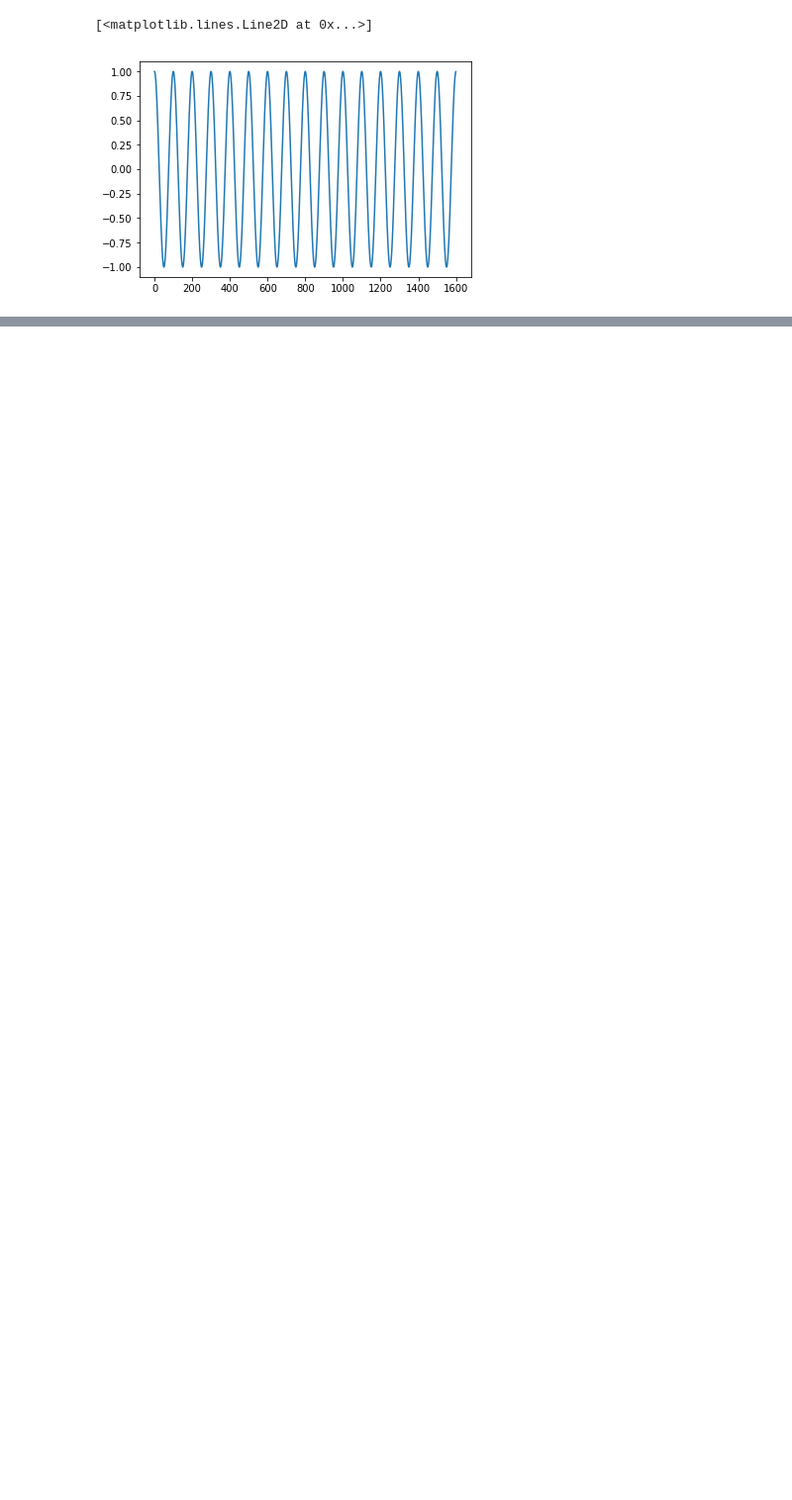
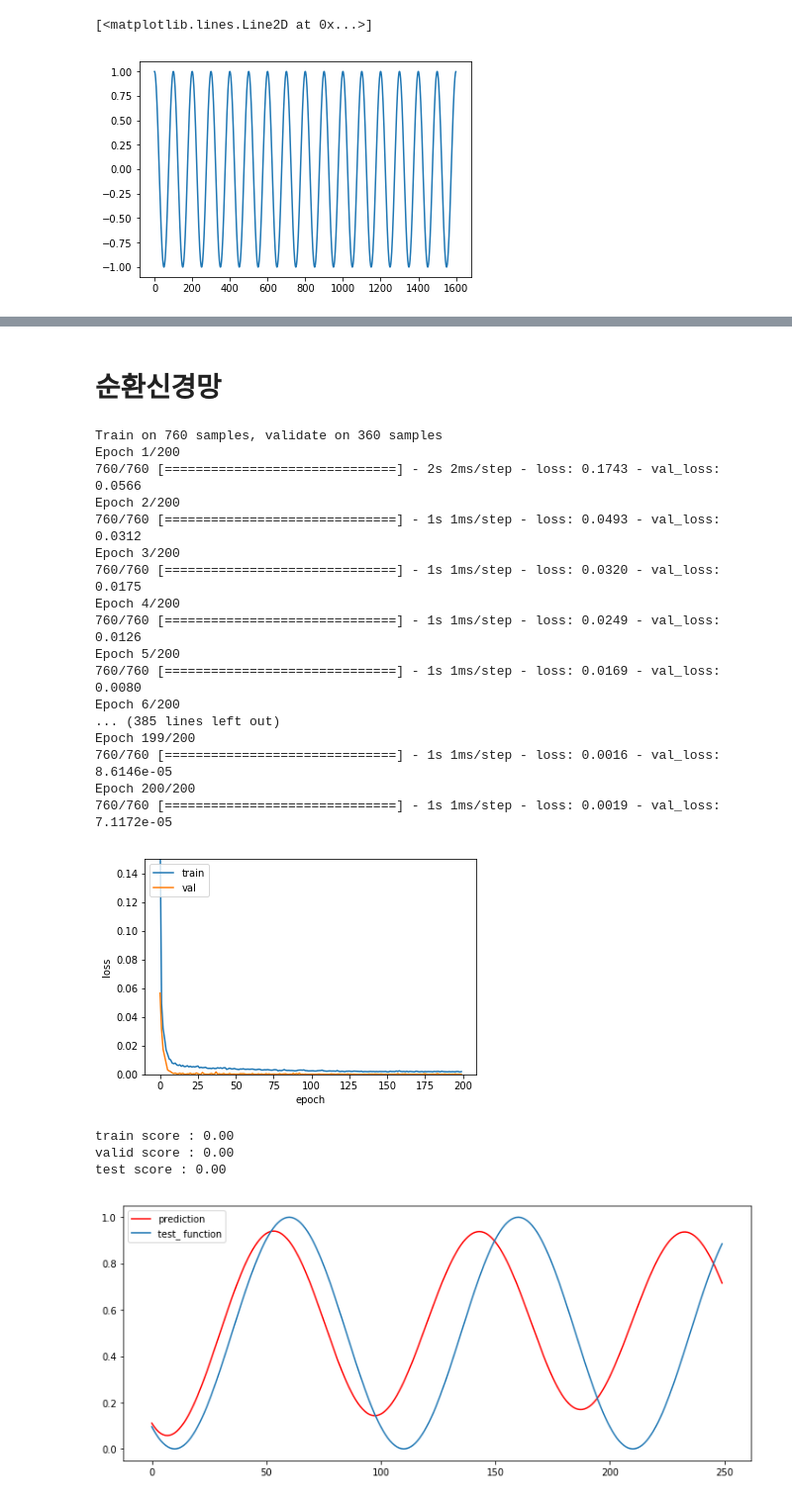
Before and after one commit to ximzzzzz/review2, a Jupyter notebook: LSTM_time_series_KERAS_eg.ipynb, the cells around one changed output, grey strips where cells are left out. Shown: that part at 99% size. Cells and saved outputs as stored; diff of their text form; code cells hidden in the pictures; blank space fills up the shorter version.

Commit message:
lstm update

```diff
--- a/LSTM_time_series_KERAS_eg.ipynb
+++ b/LSTM_time_series_KERAS_eg.ipynb
@@ -62,0 +159,67 @@ model.add(Dense(1))
+# %% [markdown]
+# 순환신경망
+# %%
+model = Sequential()
+model.add(LSTM(32, input_shape=(None,1)))
+model.add(Dropout(0.3))
+model.add(Dense(1))
+
+model.compile(loss='mean_squared_error', optimizer='adam')
+
+hist = model.fit(x_train, y_train, epochs=200, batch_size=32, validation_data=(x_val, y_val))
+
+plt.plot(hist.history['loss'])
+plt.plot(hist.history['val_loss'])
+plt.ylim(0.0, 0.15)
+plt.ylabel('loss')
+plt.xlabel('epoch')
+plt.legend(['train','val'], loc='upper left')
+plt.show()
+
+trainscore = model.evaluate(x_train, y_train, verbose=0)
+model.reset_states()
+print('train score : %.2f'%trainscore)
+valscore = model.evaluate(x_val, y_val, verbose=0)
+model.reset_states()
+print('valid score : %.2f'%valscore)
+testscore = model.evaluate(x_test, y_test, verbose=0)
+model.reset_states()
+print('test score : %.2f'%testscore)
+
+
+look_ahead = 250
+xhat = x_test[0]
+predictions = np.zeros((look_ahead,1))
+for i in range(look_ahead):
+    prediction = model.predict(np.array([xhat]), batch_size=1)
+    predictions[i] = prediction
+    xhat = np.vstack([xhat[1:], prediction])
+
+plt.figure(figsize=(12,5))
+plt.plot(np.arange(look_ahead), predictions, 'r',label='prediction')
+plt.plot(np.arange(look_ahead), y_test[:look_ahead], label='test_ function')
+plt.legend()
+plt.show()
+# %% [output]
+Train on 760 samples, validate on 360 samples
+Epoch 1/200
+760/760 [==============================] - 2s 2ms/step - loss: 0.1743 - val_loss: 0.0566
+Epoch 2/200
+760/760 [==============================] - 1s 1ms/step - loss: 0.0493 - val_loss: 0.0312
+Epoch 3/200
+760/760 [==============================] - 1s 1ms/step - loss: 0.0320 - val_loss: 0.0175
+Epoch 4/200
+760/760 [==============================] - 1s 1ms/step - loss: 0.0249 - val_loss: 0.0126
+Epoch 5/200
+760/760 [==============================] - 1s 1ms/step - loss: 0.0169 - val_loss: 0.0080
+Epoch 6/200
+... (385 lines left out)
+Epoch 199/200
+760/760 [==============================] - 1s 1ms/step - loss: 0.0016 - val_loss: 8.6146e-05
+Epoch 200/200
+760/760 [==============================] - 1s 1ms/step - loss: 0.0019 - val_loss: 7.1172e-05
+[figure, added]
+train score : 0.00
+valid score : 0.00
+test score : 0.00
+[figure, added]
```
Also changed, not shown: parts of 22 cells of this notebook.
